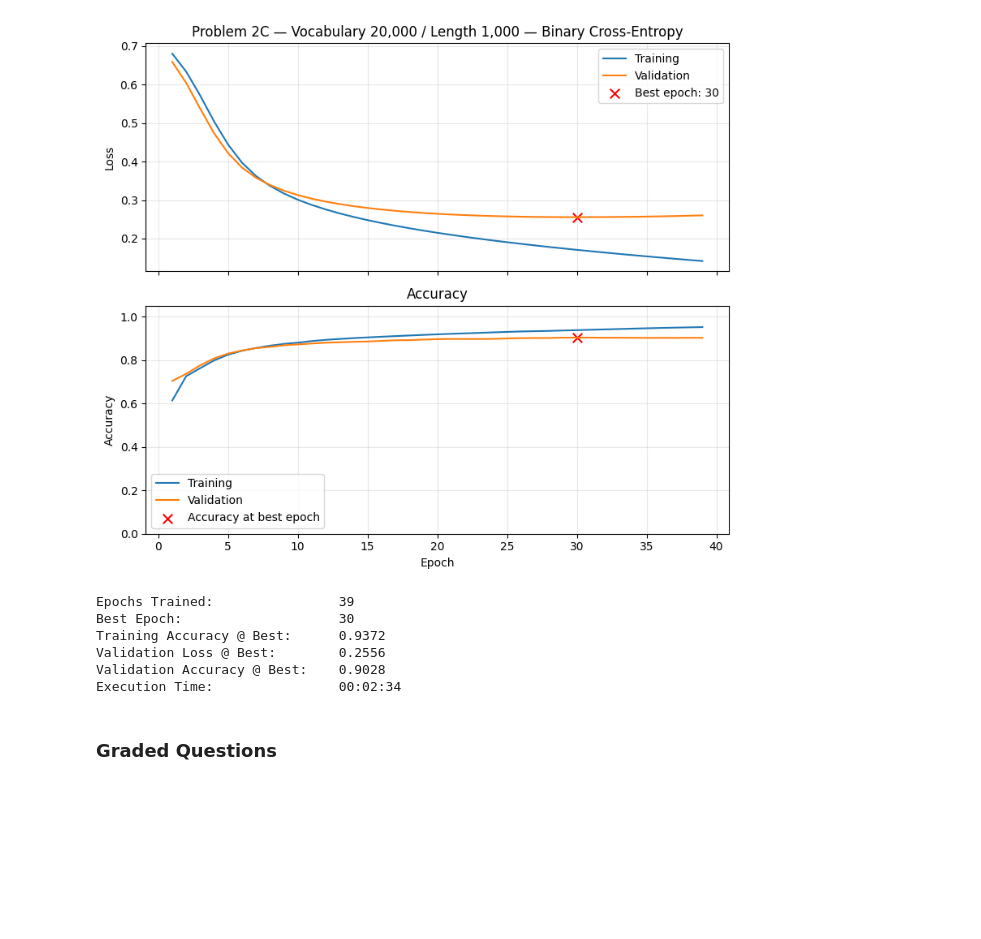
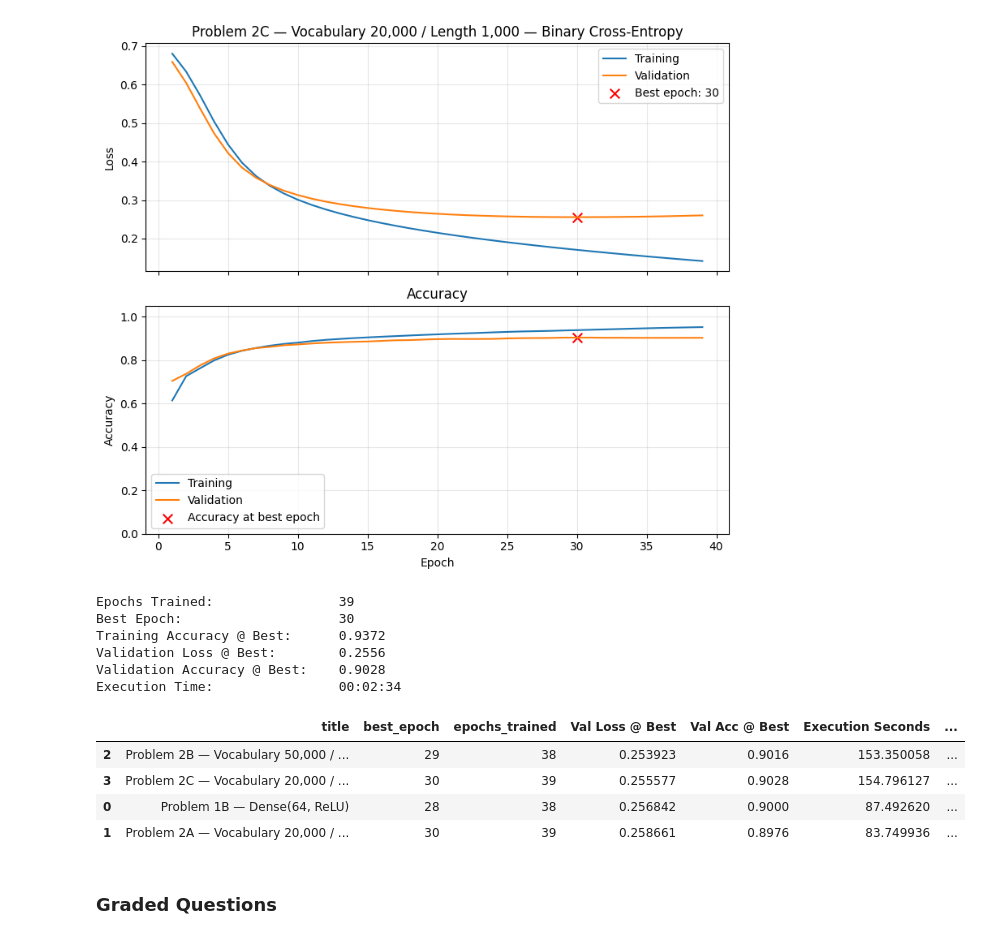
Before and after one commit to gdouek/DX703-Assignments, a Jupyter notebook: Homework_07.ipynb, the cells around one changed output. Cells and saved outputs as stored; diff of their text form; code cells hidden in the pictures; blank space fills up the shorter version.

```diff
--- a/Homework_07.ipynb
+++ b/Homework_07.ipynb
@@ -1479,6 +1479,33 @@ Training Accuracy @ Best:      0.9372
 Validation Loss @ Best:        0.2556
 Validation Accuracy @ Best:    0.9028
 Execution Time:                00:02:34
+# %%
+# Standard reference from Problem 1: Dense(64, ReLU)
+standard_results = {
+    **hidden64_results,
+    "vocabulary_size": 50_000,
+    "max_text_length": 500
+}
+
+p2_results = [
+    standard_results,
+    vocab_results,
+    length_results,
+    combined_results
+]
+
+display(pd.DataFrame(p2_results).sort_values("Val Loss @ Best"))
+
+preferred_p2_results = min(
+    p2_results,
+    key=lambda result: result["Val Loss @ Best"]
+)
+# %% [output]
+|  | title | best_epoch | epochs_trained | Val Loss @ Best | Val Acc @ Best | Execution Seconds | ... |
+| 2 | Problem 2B — Vocabulary 50,000 / ... | 29 | 38 | 0.253923 | 0.9016 | 153.350058 | ... |
+| 3 | Problem 2C — Vocabulary 20,000 / ... | 30 | 39 | 0.255577 | 0.9028 | 154.796127 | ... |
+| 0 | Problem 1B — Dense(64, ReLU) | 28 | 38 | 0.256842 | 0.9000 | 87.492620 | ... |
+| 1 | Problem 2A — Vocabulary 20,000 / ... | 30 | 39 | 0.258661 | 0.8976 | 83.749936 | ... |
 # %% [markdown]
 ### Graded Questions
 # %%
```
Also changed, not shown: parts of 16 cells of this notebook.
